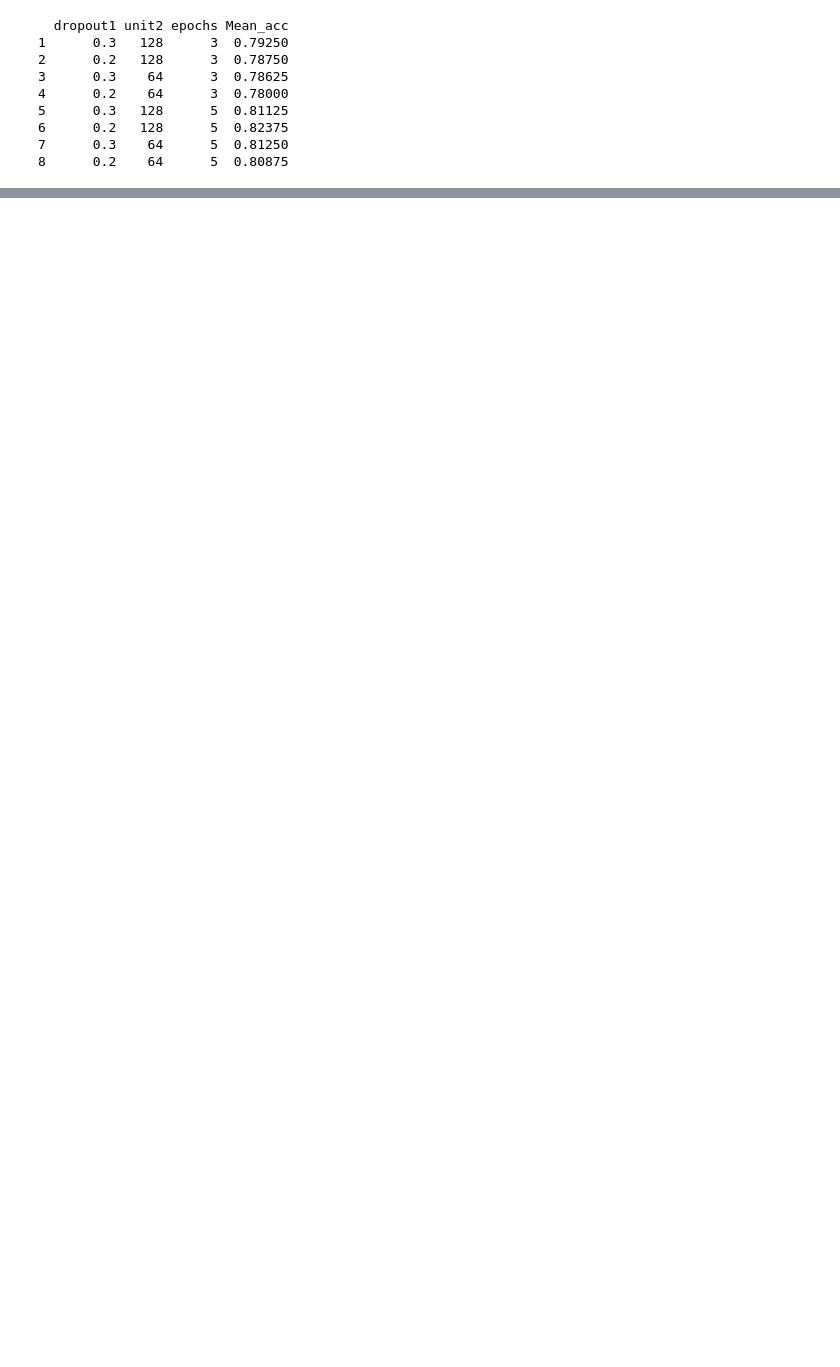
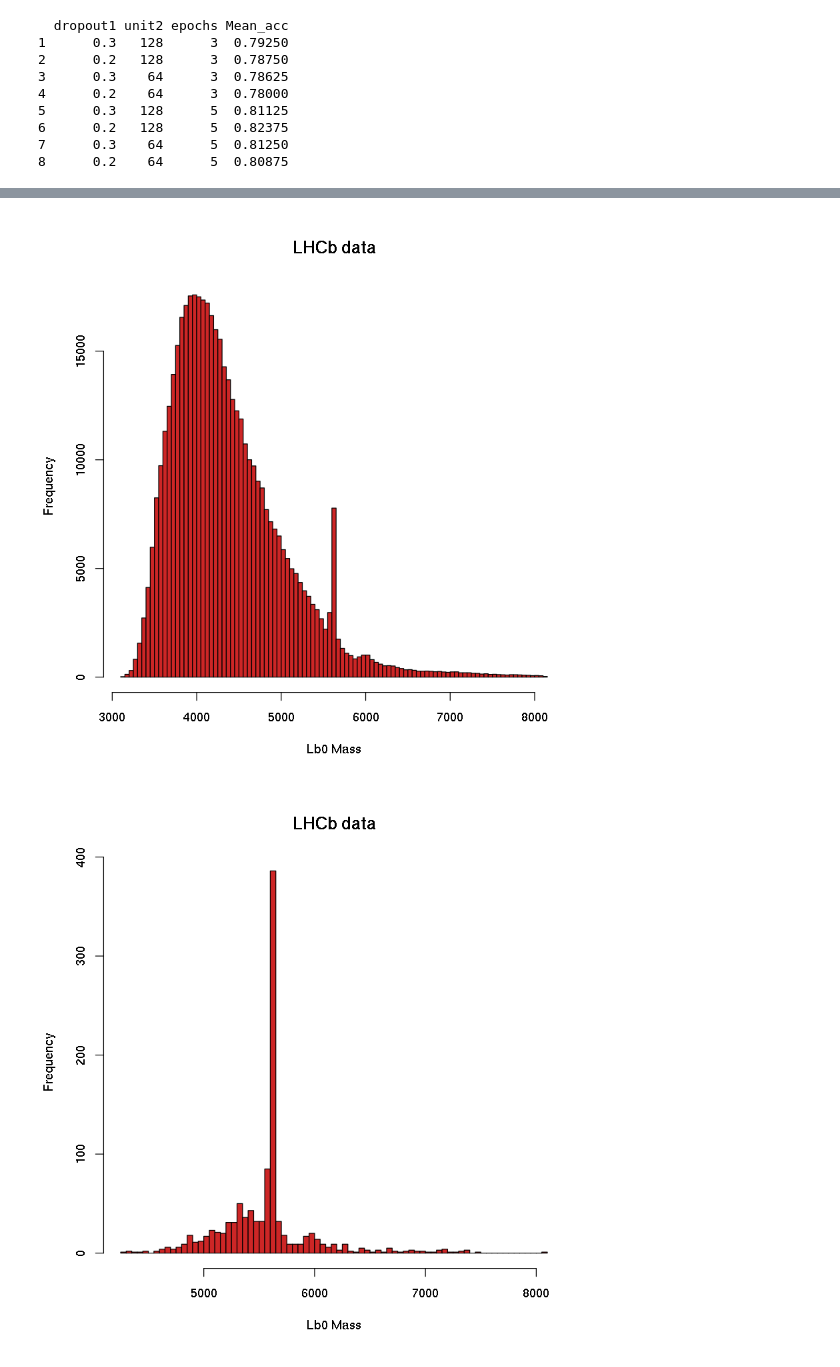
Before and after one commit to mastrovalentz/Adv_Stat_Final_Project, a Jupyter notebook: Tuner.ipynb, the cells around one changed output, grey strips where cells are left out. Cells and saved outputs as stored; diff of their text form; code cells hidden in the pictures; blank space fills up the shorter version.

```diff
--- a/Tuner.ipynb
+++ b/Tuner.ipynb
@@ -111,0 +204,2 @@ print(tuned_grid)
+# %%
+y_lhcb <- model %>% predict_classes(x_lhcb)
@@ -111,0 +215,6 @@ print(tuned_grid)
+# %%
+hist(data.lhcb$Lambda_b0_MM_F[y_lhcb==0], breaks=100, col="firebrick3", xlab="Lb0 Mass", main="LHCb data",  probability=FALSE)
+hist(data.lhcb$Lambda_b0_MM_F[y_lhcb==1], breaks=100, col="firebrick3", xlab="Lb0 Mass", main="LHCb data",  probability=FALSE)
+# %% [output]
+[figure, added]
+[figure, added]
```
Also changed, not shown: parts of 10 cells of this notebook, 2 other files.
